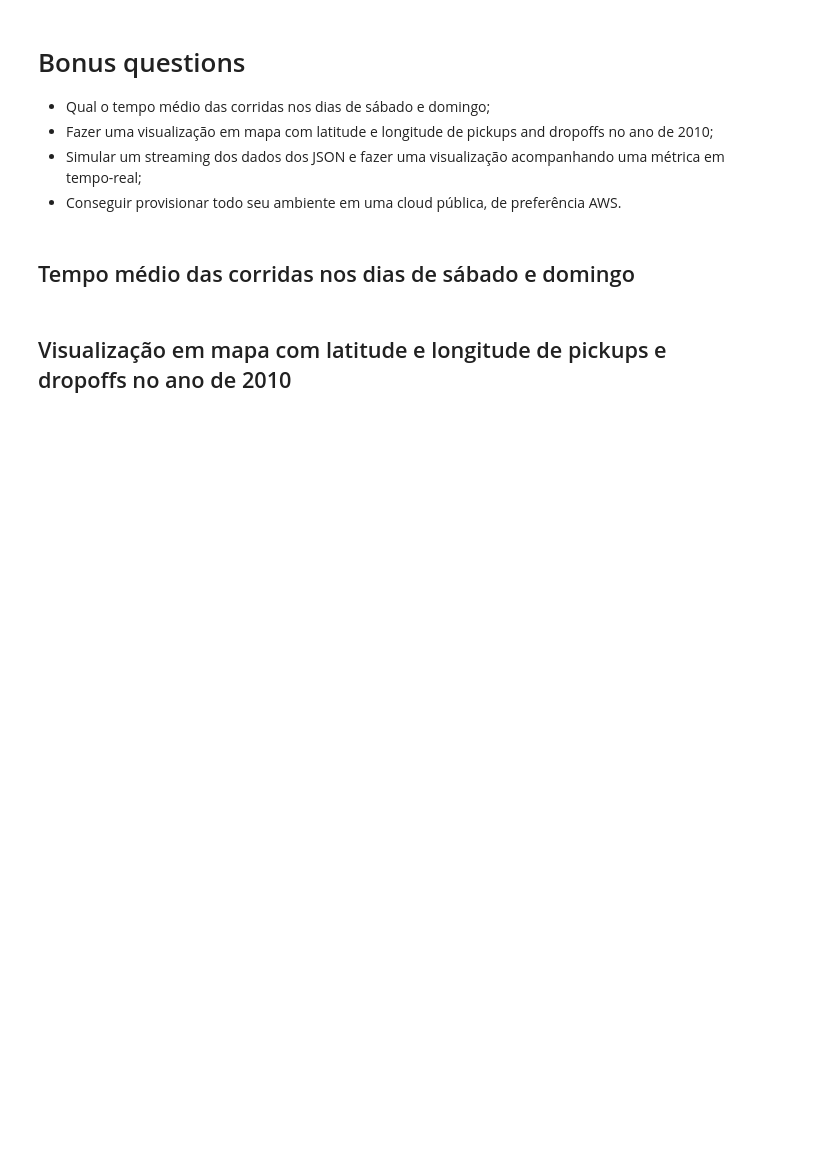
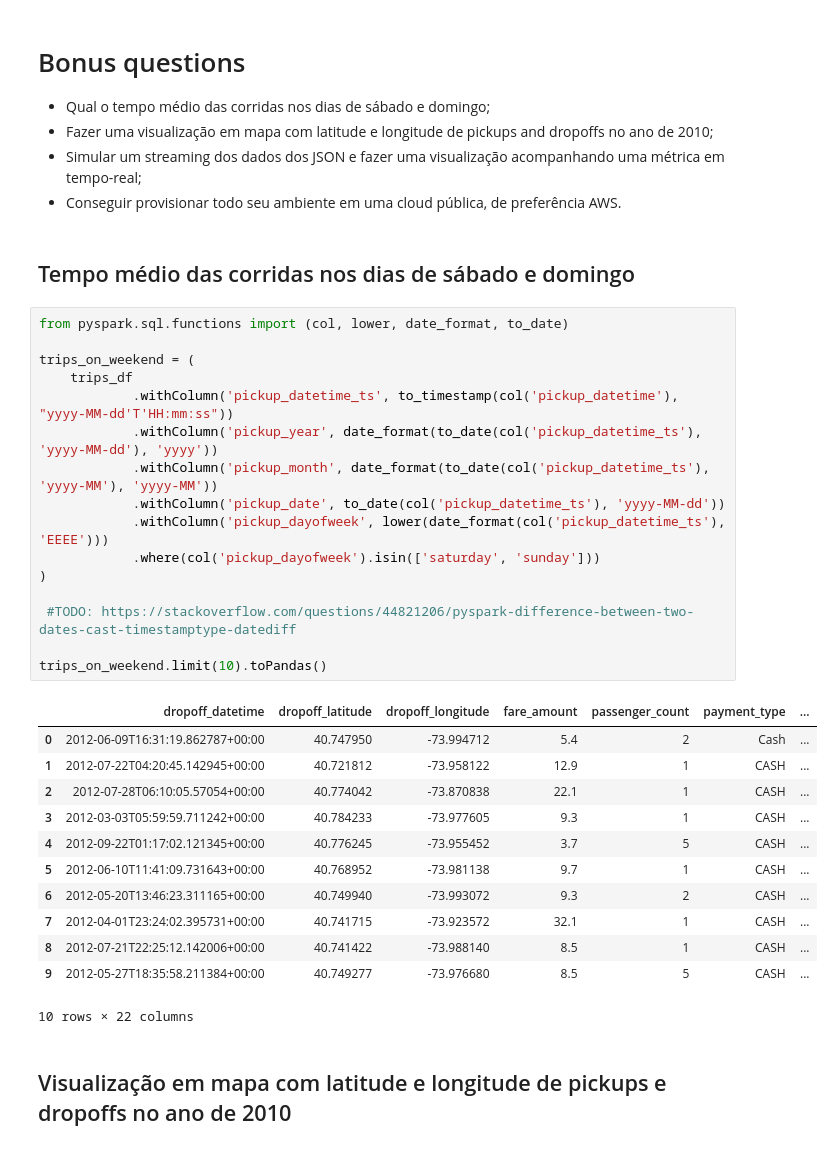
Before and after one commit to gabfr/data-engineering-nanodegree, a Jupyter notebook: explorations/nyc-taxi-challenge.ipynb, the cells around one changed output. Drawn from its saved outputs; the diff is of its cells as text; blank space fills up the shorter version.

Commit message:
completing first bonus questioN

```diff
--- a/explorations/nyc-taxi-challenge.ipynb
+++ b/explorations/nyc-taxi-challenge.ipynb
@@ -318,4 +313,33 @@ plt.show()
 # %% [markdown]
 ## Tempo médio das corridas nos dias de sábado e domingo
+# %%
+from pyspark.sql.functions import (col, lower, date_format, to_date)
+
+trips_on_weekend = (
+    trips_df
+            .withColumn('pickup_datetime_ts', to_timestamp(col('pickup_datetime'), "yyyy-MM-dd'T'HH:mm:ss"))
+            .withColumn('pickup_year', date_format(to_date(col('pickup_datetime_ts'), 'yyyy-MM-dd'), 'yyyy'))
+            .withColumn('pickup_month', date_format(to_date(col('pickup_datetime_ts'), 'yyyy-MM'), 'yyyy-MM'))
+            .withColumn('pickup_date', to_date(col('pickup_datetime_ts'), 'yyyy-MM-dd'))
+            .withColumn('pickup_dayofweek', lower(date_format(col('pickup_datetime_ts'), 'EEEE')))
+            .where(col('pickup_dayofweek').isin(['saturday', 'sunday']))
+)
+
+ #TODO: https://stackoverflow.com/questions/44821206/pyspark-difference-between-two-dates-cast-timestamptype-datediff
+
+trips_on_weekend.limit(10).toPandas()
+# %% [output]
+|  | dropoff_datetime | dropoff_latitude | dropoff_longitude | fare_amount | passenger_count | payment_type | ... |
+| 0 | 2012-06-09T16:31:19.862787+00:00 | 40.747950 | -73.994712 | 5.4 | 2 | Cash | ... |
+| 1 | 2012-07-22T04:20:45.142945+00:00 | 40.721812 | -73.958122 | 12.9 | 1 | CASH | ... |
+| 2 | 2012-07-28T06:10:05.57054+00:00 | 40.774042 | -73.870838 | 22.1 | 1 | CASH | ... |
+| 3 | 2012-03-03T05:59:59.711242+00:00 | 40.784233 | -73.977605 | 9.3 | 1 | CASH | ... |
+| 4 | 2012-09-22T01:17:02.121345+00:00 | 40.776245 | -73.955452 | 3.7 | 5 | CASH | ... |
+| 5 | 2012-06-10T11:41:09.731643+00:00 | 40.768952 | -73.981138 | 9.7 | 1 | CASH | ... |
+| 6 | 2012-05-20T13:46:23.311165+00:00 | 40.749940 | -73.993072 | 9.3 | 2 | CASH | ... |
+| 7 | 2012-04-01T23:24:02.395731+00:00 | 40.741715 | -73.923572 | 32.1 | 1 | CASH | ... |
+| 8 | 2012-07-21T22:25:12.142006+00:00 | 40.741422 | -73.988140 | 8.5 | 1 | CASH | ... |
+| 9 | 2012-05-27T18:35:58.211384+00:00 | 40.749277 | -73.976680 | 8.5 | 5 | CASH | ... |
+10 rows × 22 columns
 # %% [markdown]
 ## Visualização em mapa com latitude e longitude de pickups e dropoffs no ano de 2010
```
Also changed, not shown: parts of 7 cells of this notebook.
